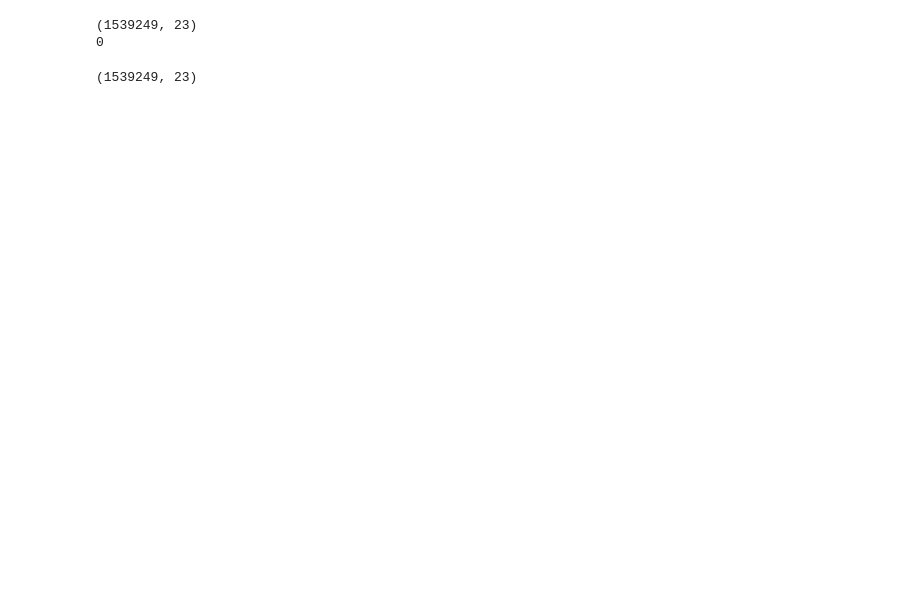
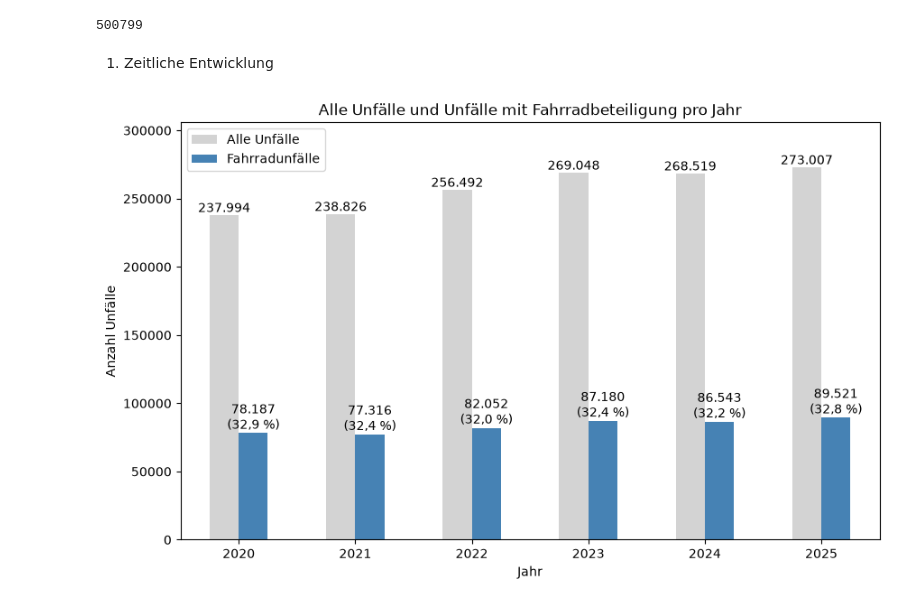
Before and after one commit to RogovaNatalia/Unfallorte_Projekt, a Jupyter notebook: analyse.ipynb, the cells around one changed output. Cells and saved outputs as stored; diff of their text form; code cells hidden in the pictures; blank space fills up the shorter version.

Commit message:
Block 1.1: Fahrradunfälle pro Jahr

```diff
--- a/analyse.ipynb
+++ b/analyse.ipynb
@@ -110,28 +69,37 @@ PLST                     0       0       0       0  269048  268519
-# %%
-files = [
-    "Unfallorte2019_LinRef.txt",
-    "Unfallorte2020_LinRef.csv",
-    "Unfallorte_2021_LinRef.txt",
-    "Unfallorte2022_LinRef.csv",
-    "Unfallorte2023_LinRef.csv",
-    "Unfallorte2024_LinRef.csv",
-]
-
-frames = []
-for f in files:
-    d = pd.read_csv(f, sep=";", decimal=",")
-    d = d.rename(columns={"IstStrassenzustand": "STRZUSTAND"})
-    d = d.drop(columns=["OBJECTID", "OID_", "UIDENTSTLAE", "PLST"], errors="ignore")
-    frames.append(d)
-
-df = pd.concat(frames, ignore_index=True)
-
-print(df.shape)
-print(df.isna().sum().sum())   # ожидается 0
-# %% [output]
-(1539249, 23)
-0
-# %%
-print(df.shape)
-# %% [output]
-(1539249, 23)
+# %%
+df_rad = df[df["IstRad"] == 1].copy()
+print(len(df_rad))
+# %% [output]
+500799
+# %% [markdown]
+1. Zeitliche Entwicklung
+# %%
+#  1.1 Entwicklung der Fahrradunfälle pro Jahr
+
+alle_year = df.groupby("UJAHR").size()
+rad_year = df_rad.groupby("UJAHR").size()
+anteil = (rad_year / alle_year * 100).round(1)
+
+vergleich = pd.DataFrame({
+    "Alle Unfälle": alle_year,
+    "Fahrradunfälle": rad_year,
+})
+
+ax = vergleich.plot(kind="bar", figsize=(10, 6), color=["lightgray", "steelblue"])
+
+
+ax.bar_label(ax.containers[0], labels=[f"{v:,}".replace(",", ".") for v in alle_year])
+ax.bar_label(
+    ax.containers[1],
+    labels=[f"{v:,}".replace(",", ".") + f"\n({str(a).replace('.', ',')} %)"
+            for v, a in zip(rad_year, anteil)]
+)
+
+plt.title("Alle Unfälle und Unfälle mit Fahrradbeteiligung pro Jahr")
+plt.xlabel("Jahr")
+plt.ylabel("Anzahl Unfälle")
+plt.xticks(rotation=0)
+plt.ylim(0, alle_year.max() * 1.12)
+plt.legend();
+# %% [output]
+[figure, added]
```
Also changed, not shown: parts of 10 cells of this notebook.
